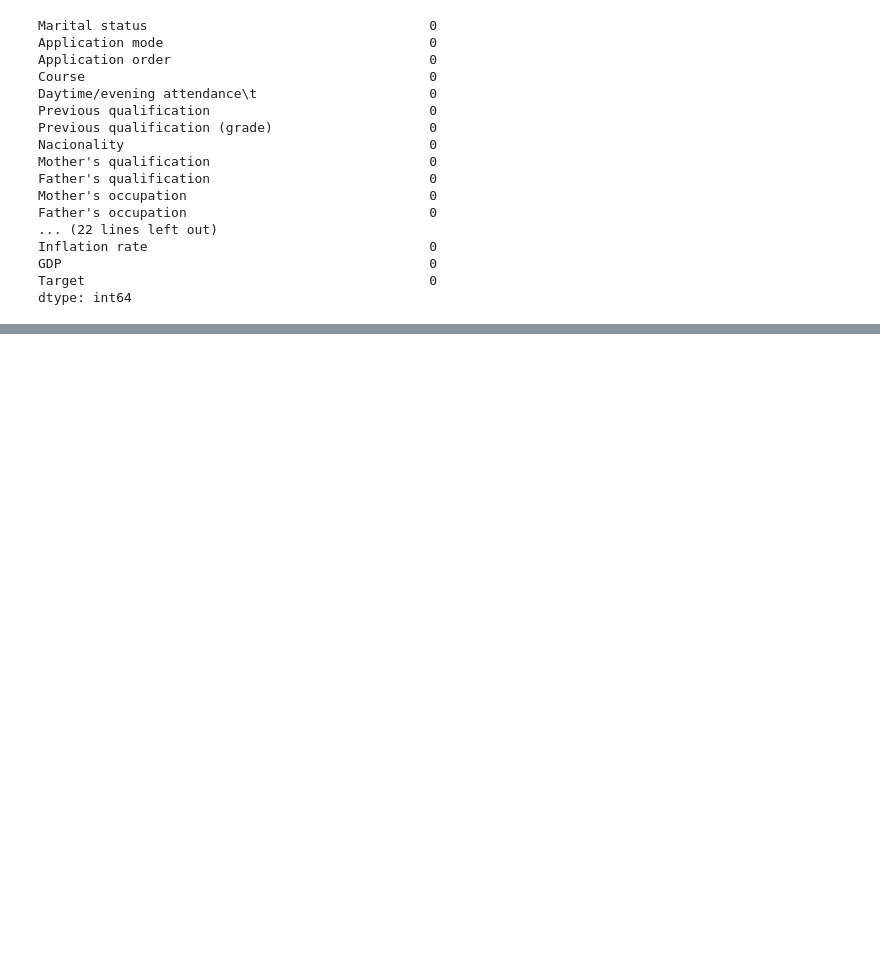
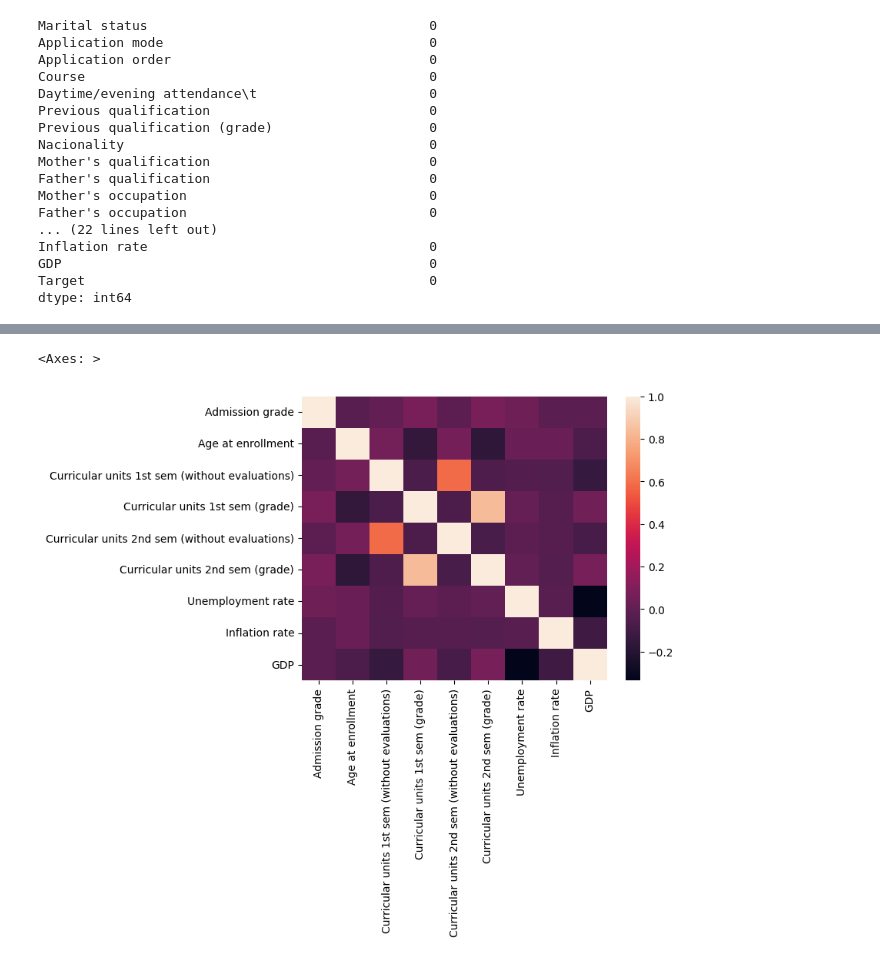
Before and after one commit to IainHenn/Student-Performance-Predictor, a Jupyter notebook: main.ipynb, the cells around one changed output, grey strips where cells are left out. Drawn from its saved outputs; the diff is of its cells as text; code cells hidden in the pictures; blank space fills up the shorter version.

```diff
--- a/main.ipynb
+++ b/main.ipynb
@@ -88,0 +141,5 @@ sns.heatmap(df_num_corr_mat)
+# %%
+df.drop(["Curricular units 1st sem (credited)","Curricular units 1st sem (approved)",
+         "Curricular units 1st sem (evaluations)","Curricular units 1st sem (enrolled)",
+         "Curricular units 2nd sem (credited)","Curricular units 2nd sem (approved)",
+         "Curricular units 2nd sem (evaluations)","Curricular units 2nd sem (enrolled)"], axis = 1, inplace = True)
@@ -88,0 +174,6 @@ sns.heatmap(df_num_corr_mat)
+# %%
+df_num_corr_mat = df[list_numericals_modded].corr()
+sns.heatmap(df_num_corr_mat)
+# %% [output]
+<Axes: >
+[figure, added]
```
Also changed, not shown: parts of 22 cells of this notebook.
